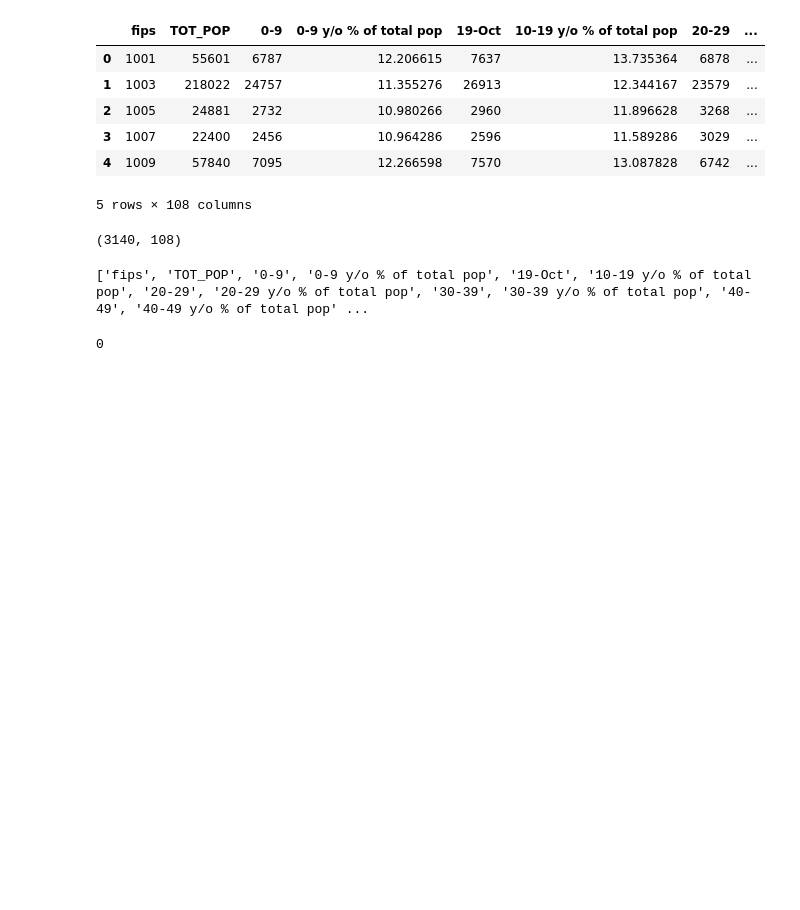
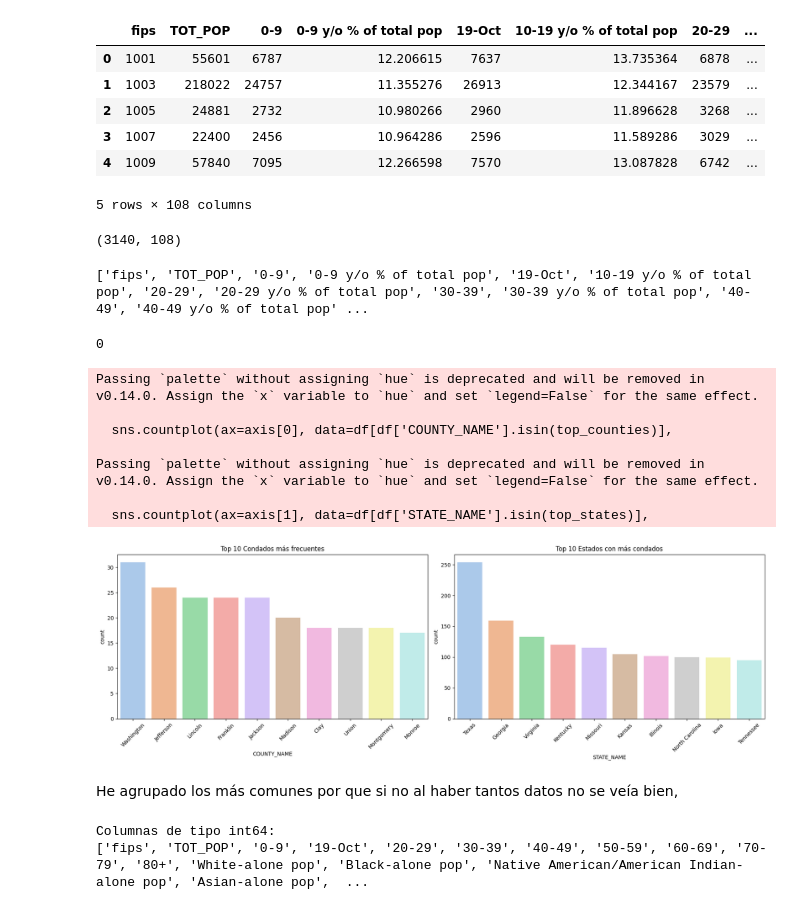
Before and after one commit to Piris14/machine-learning-python-template, a Jupyter notebook: src/explore4.ipynb, the cells around one changed output. Drawn from its saved outputs; the diff is of its cells as text; code cells hidden in the pictures; blank space fills up the shorter version.

```diff
--- a/src/explore4.ipynb
+++ b/src/explore4.ipynb
@@ -28,4 +28,41 @@ print(num_duplicados)
 # %% [output]
 0
 # %%
-k
+
+top_counties = df['COUNTY_NAME'].value_counts().nlargest(10).index
+top_states = df['STATE_NAME'].value_counts().nlargest(10).index
+
+fig, axis = plt.subplots(1, 2, figsize=(18, 6))
+
+sns.countplot(ax=axis[0], data=df[df['COUNTY_NAME'].isin(top_counties)],
+              x="COUNTY_NAME", palette='pastel', order=top_counties)
+axis[0].set_title("Top 10 Condados más frecuentes")
+axis[0].tick_params(axis='x', rotation=45)
+
+sns.countplot(ax=axis[1], data=df[df['STATE_NAME'].isin(top_states)],
+              x="STATE_NAME", palette='pastel', order=top_states)
+axis[1].set_title("Top 10 Estados con más condados")
+axis[1].tick_params(axis='x', rotation=45)
+
+plt.tight_layout()
+plt.show()
+# %% [output]
+Passing `palette` without assigning `hue` is deprecated and will be removed in v0.14.0. Assign the `x` variable to `hue` and set `legend=False` for the same effect.
+
+  sns.countplot(ax=axis[0], data=df[df['COUNTY_NAME'].isin(top_counties)],
+
+Passing `palette` without assigning `hue` is deprecated and will be removed in v0.14.0. Assign the `x` variable to `hue` and set `legend=False` for the same effect.
+
+  sns.countplot(ax=axis[1], data=df[df['STATE_NAME'].isin(top_states)],
+[figure, added]
+# %% [markdown]
+He agrupado los más comunes por que si no al haber tantos datos no se veía bien,
+# %%
+int_columns = df.select_dtypes(include=['int64']).columns.tolist()
+
+# Mostrar las columnas de tipo int64
+print("Columnas de tipo int64:")
+print(int_columns)
+# %% [output]
+Columnas de tipo int64:
+['fips', 'TOT_POP', '0-9', '19-Oct', '20-29', '30-39', '40-49', '50-59', '60-69', '70-79', '80+', 'White-alone pop', 'Black-alone pop', 'Native American/American Indian-alone pop', 'Asian-alone pop',  ...
```
Also changed, not shown: parts of 6 cells of this notebook, 4 other files.
